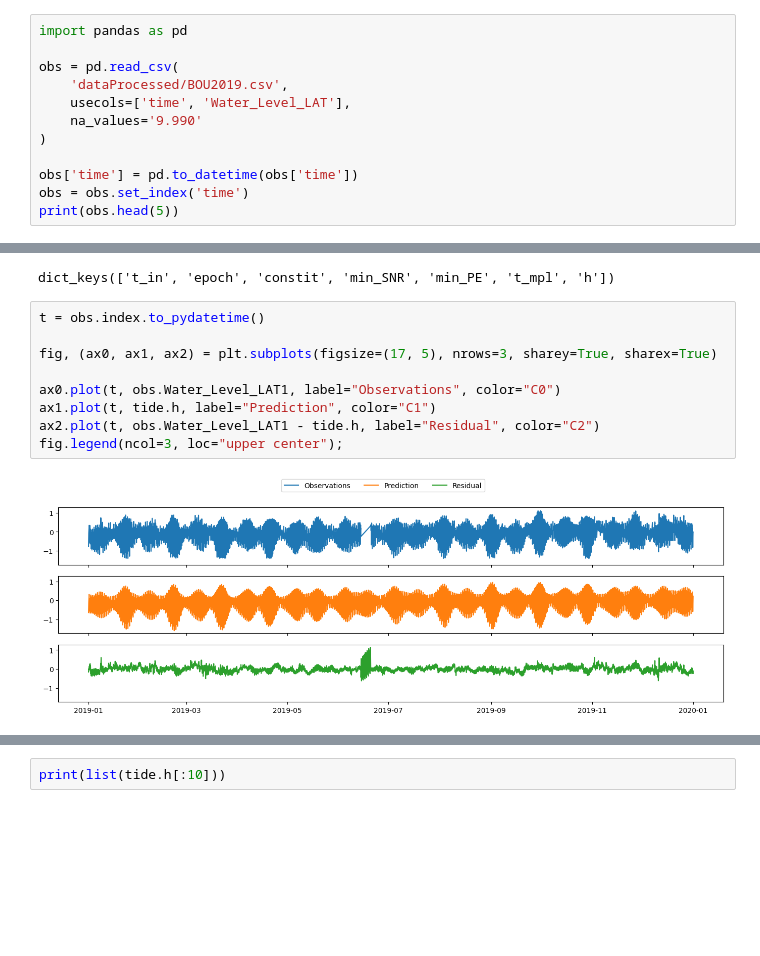
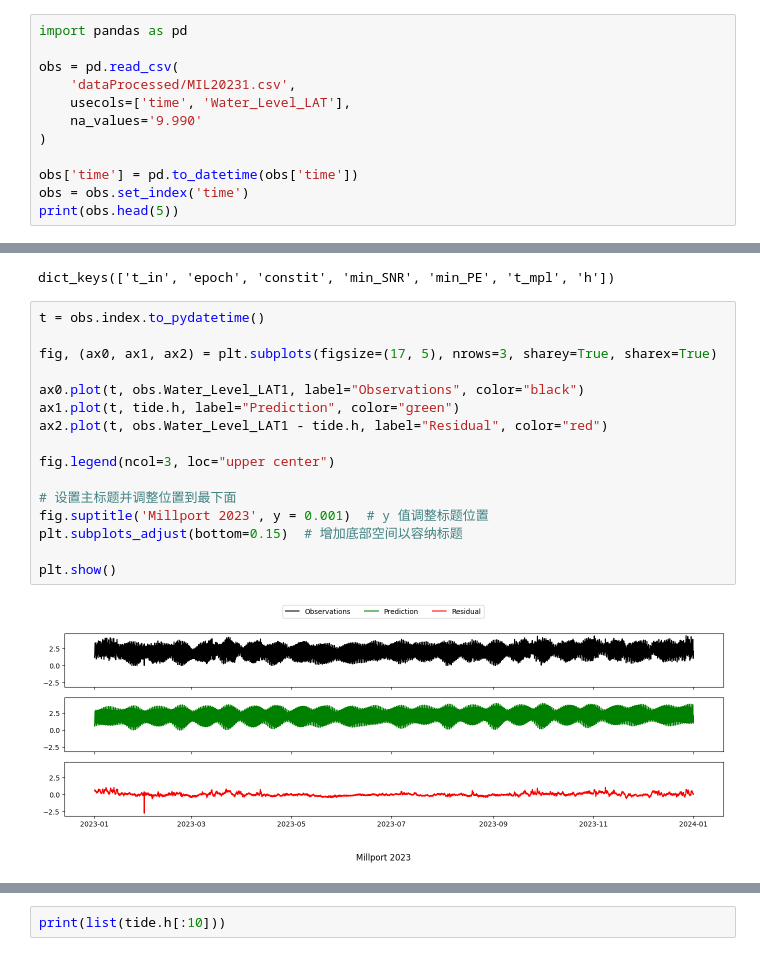
Before and after one commit to zhn66776/Tidal_try, a Jupyter notebook: utide.ipynb, the cells around one changed output, grey strips where cells are left out. Cells and saved outputs as stored; diff of their text form; blank space fills up the shorter version.

```diff
--- a/utide.ipynb
+++ b/utide.ipynb
@@ -56,7 +56,7 @@ time,Water_Level_LAT
 import pandas as pd
 
 obs = pd.read_csv(
-    'dataProcessed/BOU2019.csv',
+    'dataProcessed/MIL20231.csv',
     usecols=['time', 'Water_Level_LAT'],
     na_values='9.990'
 )
@@ -158,11 +158,18 @@ dict_keys(['t_in', 'epoch', 'constit', 'min_SNR', 'min_PE', 't_mpl', 'h'])
 # %%
 t = obs.index.to_pydatetime()
 
 fig, (ax0, ax1, ax2) = plt.subplots(figsize=(17, 5), nrows=3, sharey=True, sharex=True)
 
-ax0.plot(t, obs.Water_Level_LAT1, label="Observations", color="C0")
-ax1.plot(t, tide.h, label="Prediction", color="C1")
-ax2.plot(t, obs.Water_Level_LAT1 - tide.h, label="Residual", color="C2")
-fig.legend(ncol=3, loc="upper center");
+ax0.plot(t, obs.Water_Level_LAT1, label="Observations", color="black")
+ax1.plot(t, tide.h, label="Prediction", color="green")
+ax2.plot(t, obs.Water_Level_LAT1 - tide.h, label="Residual", color="red")
+
+fig.legend(ncol=3, loc="upper center")
+
+# 设置主标题并调整位置到最下面
+fig.suptitle('Millport 2023', y = 0.001)  # y 值调整标题位置
+plt.subplots_adjust(bottom=0.15)  # 增加底部空间以容纳标题
+
+plt.show()
 # %% [output]
-[figure, old version]
+[figure, new version]
```
Also changed, not shown: parts of 9 cells of this notebook, 1 other file.
